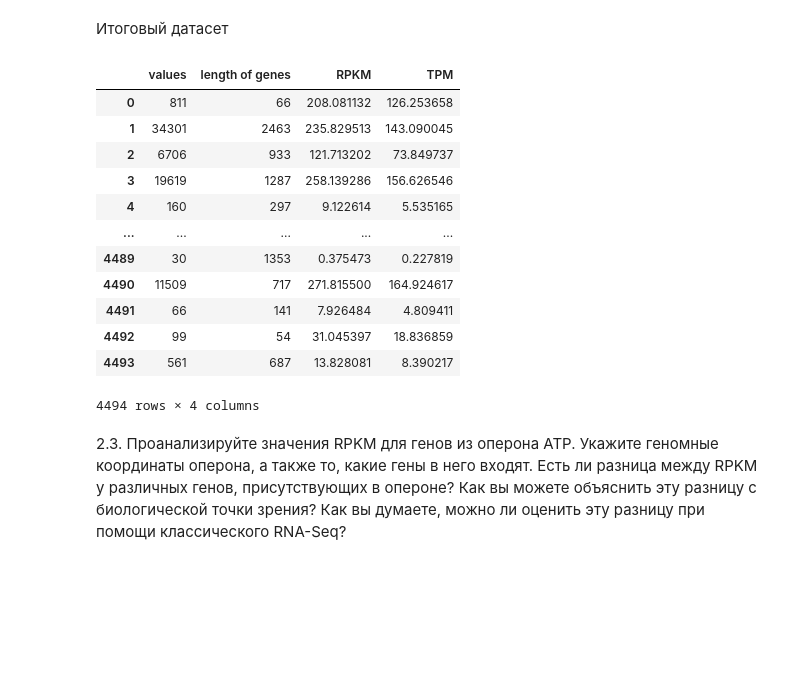
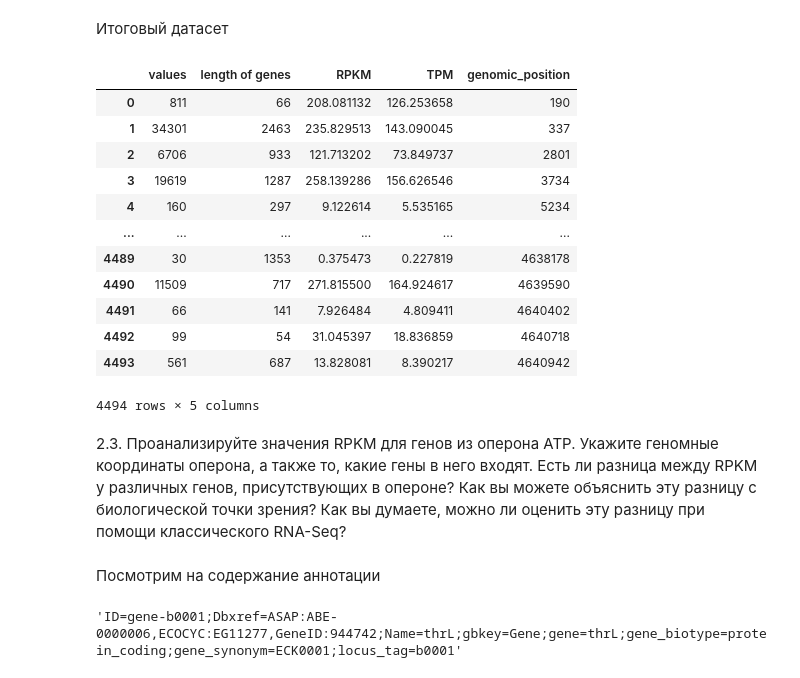
Before and after one commit to anuytok/4-HW-RNA-seq, a Jupyter notebook: Ribo_seq_Ефимова_Аня.ipynb, the cells around one changed output. Drawn from its saved outputs; the diff is of its cells as text; code cells hidden in the pictures; blank space fills up the shorter version.

```diff
--- a/Ribo_seq_Ефимова_Аня.ipynb
+++ b/Ribo_seq_Ефимова_Аня.ipynb
@@ -390,0 +391,4 @@ plt.show()
+# %%
+NB_RPF = RPF
+NB_RPF = NB_RPF.astype(int)
+NB_RPF
@@ -1548,4 +1633,0 @@ plt.show()
-# %%
-annotation = annotation.reset_index()
-del annotation['index'], annotation['level_0']
-annotation
@@ -1566,8 +1633,0 @@ annotation
-# %%
-all_genes = pd.DataFrame()
-for i in range(2):
-  genes = track[track['genomic position'].between(annotation['1'][i], annotation['4641652'][i])]
-  all_genes_df = pd.DataFrame({'genomic position': genes['genomic position'],
-                            'values': genes['values']})
-  all_genes = pd.concat([all_genes, all_genes_df], axis = 1)
-all_genes
@@ -1656,7 +1725,9 @@ annotation
 # %% [markdown]
 Создадим датасет, в котором будем хранить начало и конец каждого гена
 # %%
-start_end = pd.DataFrame({'start': annotation['1'], 'end': annotation['4641652']})
+start_end = pd.DataFrame()
+start_end['start'] = annotation['1']
+start_end['end'] = annotation['4641652']
 start_end
 # %% [output]
 |  | start | end |
@@ -1721,24 +1792,36 @@ tpm_df = tpm_df.rename(columns={'values': 'TPM'})
 # %%
 pdList = [analysis_df, rpkm_df, tpm_df]
 result_of_norm = pd.concat(pdList, axis = 1)
+
+start_end_ri = start_end.reset_index()
+del start_end_ri['index']
+
+result_of_norm['genomic_position'] = start_end_ri['start']
+result_of_norm.genomic_position = result_of_norm.genomic_position.astype(int)
 result_of_norm
 # %% [output]
-|  | values | length of genes | RPKM | TPM |
-| 0 | 811 | 66 | 208.081132 | 126.253658 |
-| 1 | 34301 | 2463 | 235.829513 | 143.090045 |
-| 2 | 6706 | 933 | 121.713202 | 73.849737 |
-| 3 | 19619 | 1287 | 258.139286 | 156.626546 |
-| 4 | 160 | 297 | 9.122614 | 5.535165 |
-| ... | ... | ... | ... | ... |
-| 4489 | 30 | 1353 | 0.375473 | 0.227819 |
-| 4490 | 11509 | 717 | 271.815500 | 164.924617 |
-| 4491 | 66 | 141 | 7.926484 | 4.809411 |
-| 4492 | 99 | 54 | 31.045397 | 18.836859 |
-| 4493 | 561 | 687 | 13.828081 | 8.390217 |
+|  | values | length of genes | RPKM | TPM | genomic_position |
+| 0 | 811 | 66 | 208.081132 | 126.253658 | 190 |
+| 1 | 34301 | 2463 | 235.829513 | 143.090045 | 337 |
+| 2 | 6706 | 933 | 121.713202 | 73.849737 | 2801 |
+| 3 | 19619 | 1287 | 258.139286 | 156.626546 | 3734 |
+| 4 | 160 | 297 | 9.122614 | 5.535165 | 5234 |
+| ... | ... | ... | ... | ... | ... |
+| 4489 | 30 | 1353 | 0.375473 | 0.227819 | 4638178 |
+| 4490 | 11509 | 717 | 271.815500 | 164.924617 | 4639590 |
+| 4491 | 66 | 141 | 7.926484 | 4.809411 | 4640402 |
+| 4492 | 99 | 54 | 31.045397 | 18.836859 | 4640718 |
+| 4493 | 561 | 687 | 13.828081 | 8.390217 | 4640942 |
-4494 rows × 4 columns
+4494 rows × 5 columns
 # %% [markdown]
 2.3. Проанализируйте значения RPKM для генов из оперона ATP.
 Укажите геномные координаты оперона, а также то, какие гены в него входят.
 Есть ли разница между RPKM у различных генов, присутствующих в опероне?
 Как вы можете объяснить эту разницу с биологической точки зрения? Как вы
 думаете, можно ли оценить эту разницу при помощи классического RNA-Seq?
+# %% [markdown]
+Посмотрим на содержание аннотации
+# %%
+annotation['ID'][0]
+# %% [output]
+'ID=gene-b0001;Dbxref=ASAP:ABE-0000006,ECOCYC:EG11277,GeneID:944742;Name=thrL;gbkey=Gene;gene=thrL;gene_biotype=protein_coding;gene_synonym=ECK0001;locus_tag=b0001'
```
Also changed, not shown: parts of 49 cells of this notebook.
